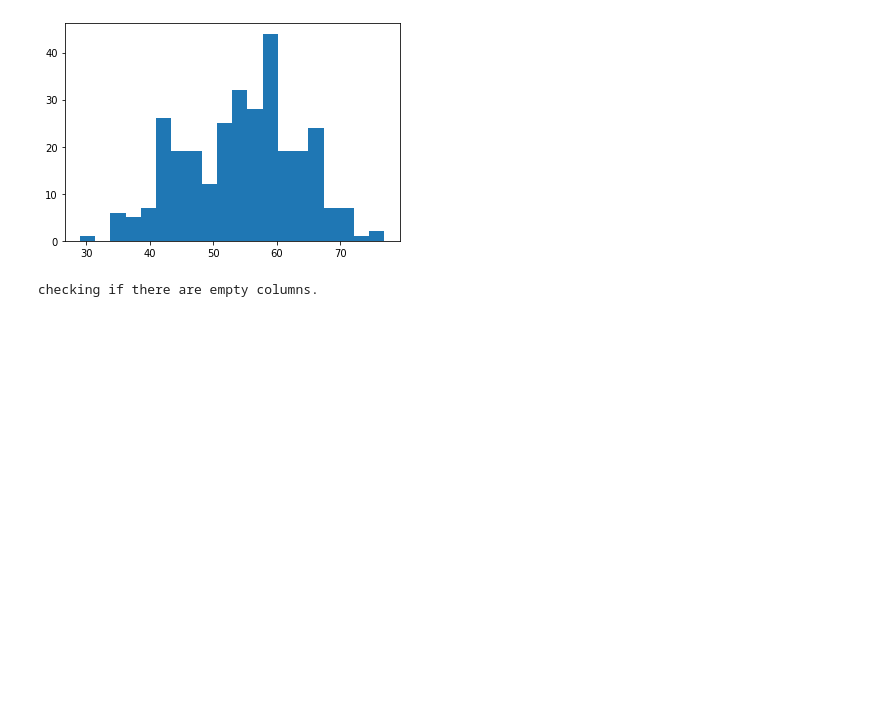
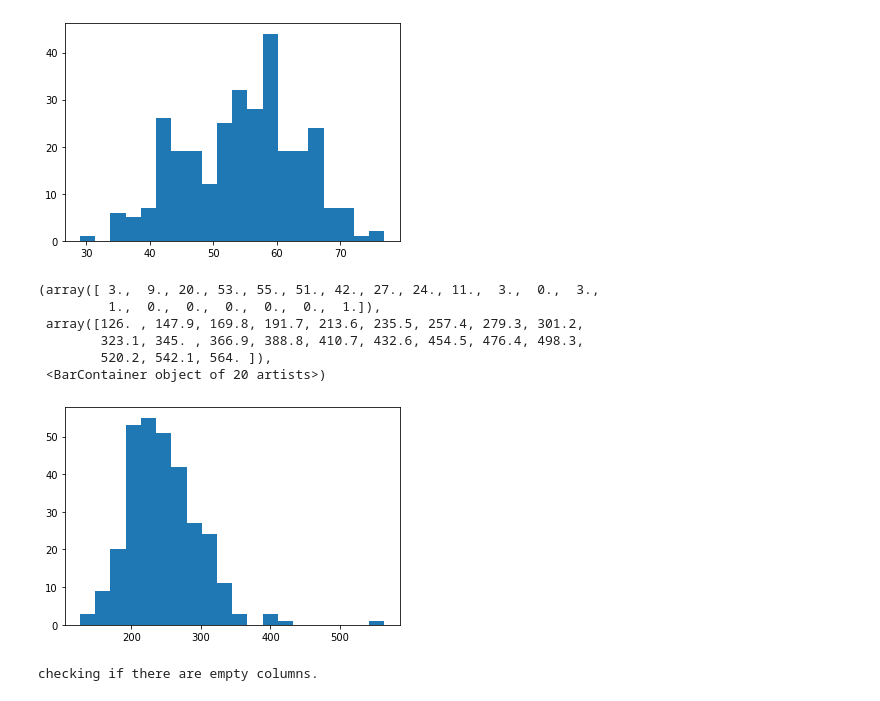
Before and after one commit to tasozgurcem11/possible-hearth-attack, a Jupyter notebook: heart-attack-classification.ipynb, the cells around one changed output. Saved outputs shown, nothing was run; the diff lists cells and outputs as text; code cells hidden in the pictures; blank space fills up the shorter version.

Commit message:
add histogram for cholesterol level

```diff
--- a/heart-attack-classification.ipynb
+++ b/heart-attack-classification.ipynb
@@ -68,6 +68,16 @@ plt.hist(train_df['age'], bins=20)
         55.4, 57.8, 60.2, 62.6, 65. , 67.4, 69.8, 72.2, 74.6, 77. ]),
  <BarContainer object of 20 artists>)
 [figure]
+# %%
+plt.hist(train_df['chol'], bins=20)
+# %% [output]
+(array([ 3.,  9., 20., 53., 55., 51., 42., 27., 24., 11.,  3.,  0.,  3.,
+         1.,  0.,  0.,  0.,  0.,  0.,  1.]),
+ array([126. , 147.9, 169.8, 191.7, 213.6, 235.5, 257.4, 279.3, 301.2,
+        323.1, 345. , 366.9, 388.8, 410.7, 432.6, 454.5, 476.4, 498.3,
+        520.2, 542.1, 564. ]),
+ <BarContainer object of 20 artists>)
+[figure, added]
 # %%
 print('checking if there are empty columns.')
 train_df.isnull().sum()
```
